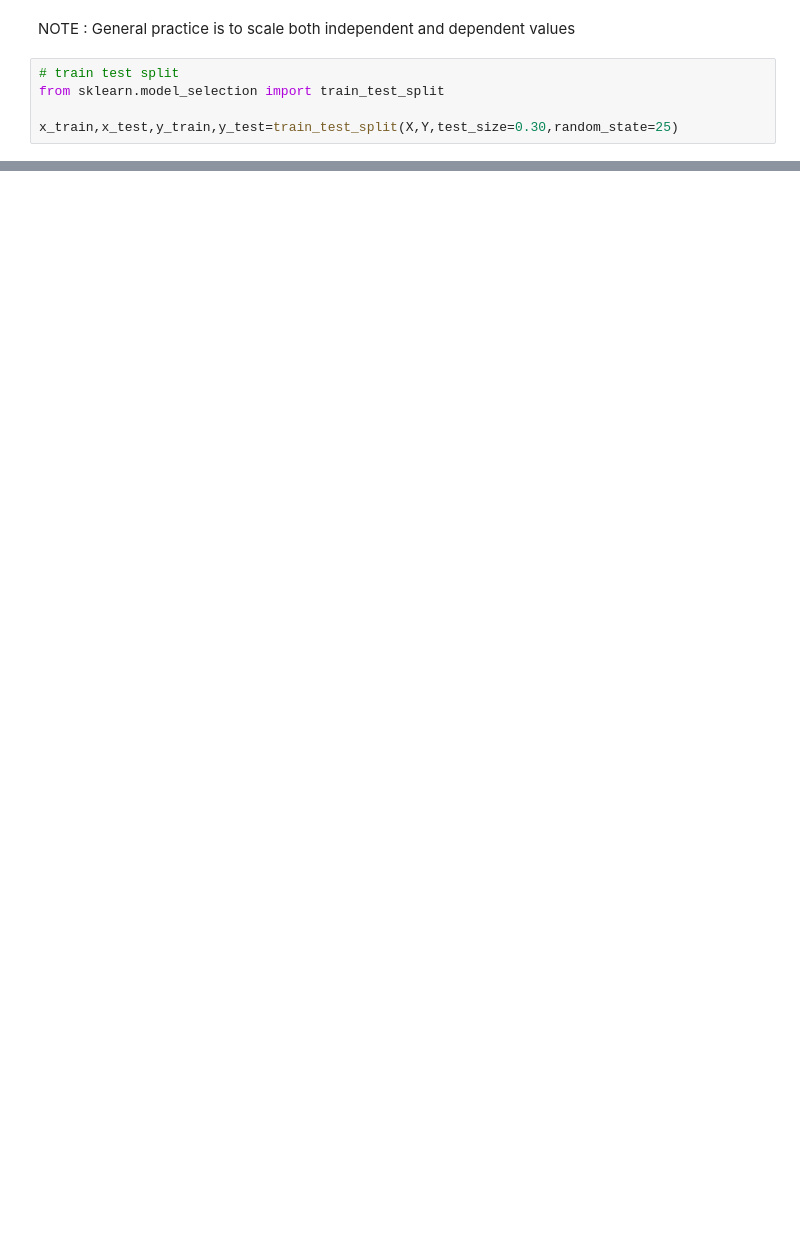
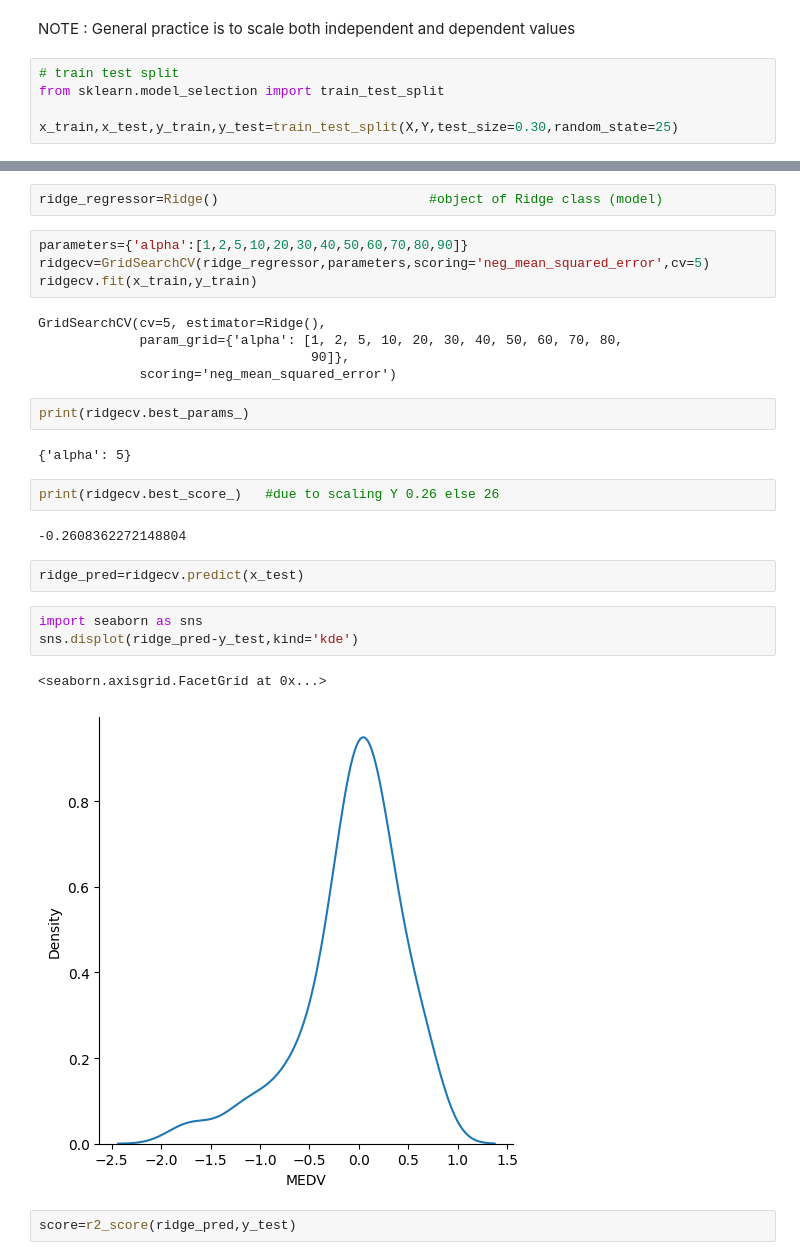
Before and after one commit to Bipin-Gouda/Data-Science, a Jupyter notebook: Statistics/Linear Regression practical.ipynb, the cells around one changed output, grey strips where cells are left out. Drawn from its saved outputs; the diff is of its cells as text; blank space fills up the shorter version.

```diff
--- a/Statistics/Linear Regression practical.ipynb
+++ b/Statistics/Linear Regression practical.ipynb
@@ -39,0 +100,29 @@ model=LinearRegression()
+# %%
+ridge_regressor=Ridge()                           #object of Ridge class (model)
+# %%
+parameters={'alpha':[1,2,5,10,20,30,40,50,60,70,80,90]}
+ridgecv=GridSearchCV(ridge_regressor,parameters,scoring='neg_mean_squared_error',cv=5)
+ridgecv.fit(x_train,y_train)
+# %% [output]
+GridSearchCV(cv=5, estimator=Ridge(),
+             param_grid={'alpha': [1, 2, 5, 10, 20, 30, 40, 50, 60, 70, 80,
+                                   90]},
+             scoring='neg_mean_squared_error')
+# %%
+print(ridgecv.best_params_)
+# %% [output]
+{'alpha': 5}
+# %%
+print(ridgecv.best_score_)   #due to scaling Y 0.26 else 26
+# %% [output]
+-0.2608362272148804
+# %%
+ridge_pred=ridgecv.predict(x_test)
+# %%
+import seaborn as sns
+sns.displot(ridge_pred-y_test,kind='kde')
+# %% [output]
+<seaborn.axisgrid.FacetGrid at 0x...>
+[figure, added]
+# %%
+score=r2_score(ridge_pred,y_test)
```
Also changed, not shown: parts of 26 cells of this notebook, 4 other files.
